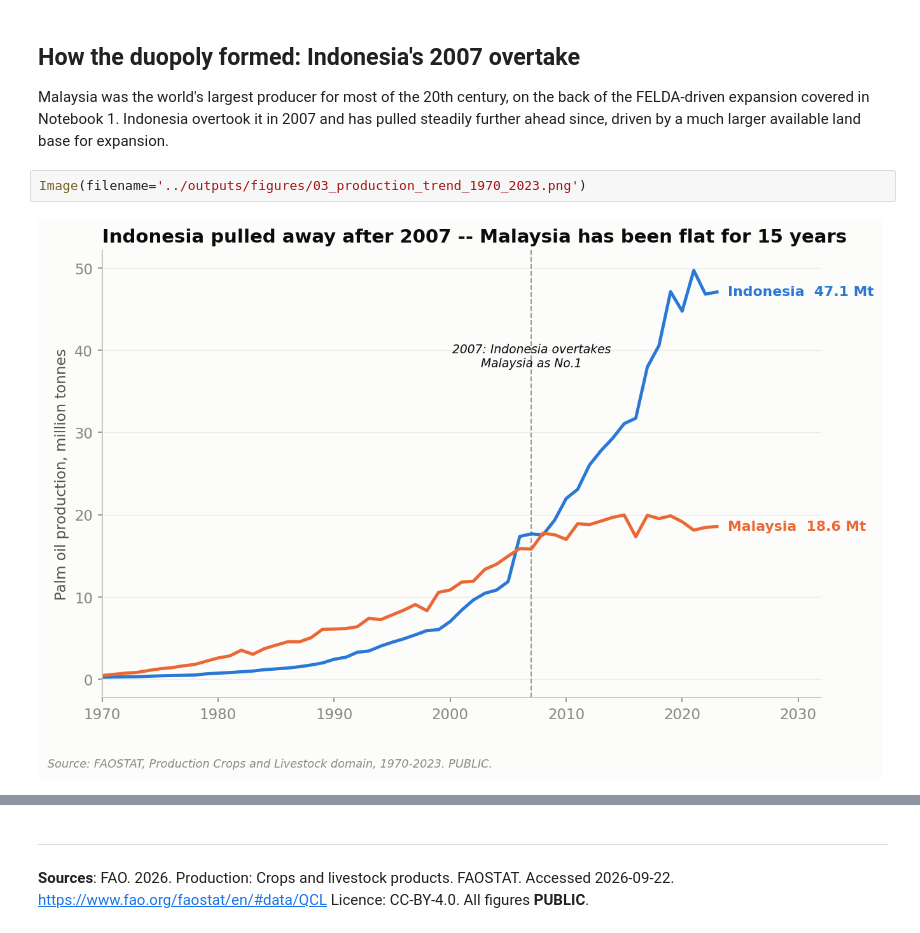
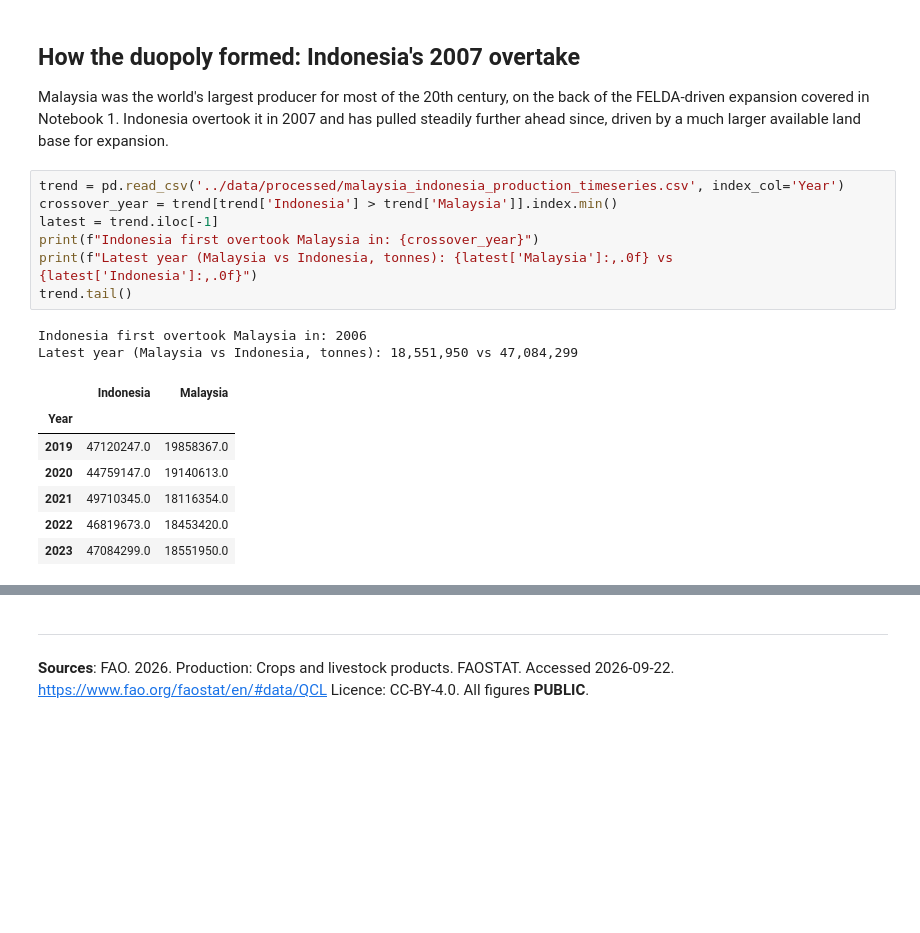
Before and after one commit to ooi-darren/malaysia-palm-oil, a Jupyter notebook: notebooks/02_global_landscape.ipynb, the cells around one changed output, grey strips where cells are left out. Drawn from its saved outputs; the diff is of its cells as text; blank space fills up the shorter version.

```diff
--- a/notebooks/02_global_landscape.ipynb
+++ b/notebooks/02_global_landscape.ipynb
@@ -18,6 +41,19 @@ No other country comes close. Thailand, the third-largest producer, grows less t
 
 Malaysia was the world's largest producer for most of the 20th century, on the back of the FELDA-driven expansion covered in Notebook 1. Indonesia overtook it in 2007 and has pulled steadily further ahead since, driven by a much larger available land base for expansion.
 # %%
-Image(filename='../outputs/figures/03_production_trend_1970_2023.png')
+trend = pd.read_csv('../data/processed/malaysia_indonesia_production_timeseries.csv', index_col='Year')
+crossover_year = trend[trend['Indonesia'] > trend['Malaysia']].index.min()
+latest = trend.iloc[-1]
+print(f"Indonesia first overtook Malaysia in: {crossover_year}")
+print(f"Latest year (Malaysia vs Indonesia, tonnes): {latest['Malaysia']:,.0f} vs {latest['Indonesia']:,.0f}")
+trend.tail()
 # %% [output]
-[figure, removed]
+Indonesia first overtook Malaysia in: 2006
+Latest year (Malaysia vs Indonesia, tonnes): 18,551,950 vs 47,084,299
+|  | Indonesia | Malaysia |
+| Year |  |  |
+| 2019 | 47120247.0 | 19858367.0 |
+| 2020 | 44759147.0 | 19140613.0 |
+| 2021 | 49710345.0 | 18116354.0 |
+| 2022 | 46819673.0 | 18453420.0 |
+| 2023 | 47084299.0 | 18551950.0 |
```
Also changed, not shown: parts of 9 cells of this notebook, 7 other files.
